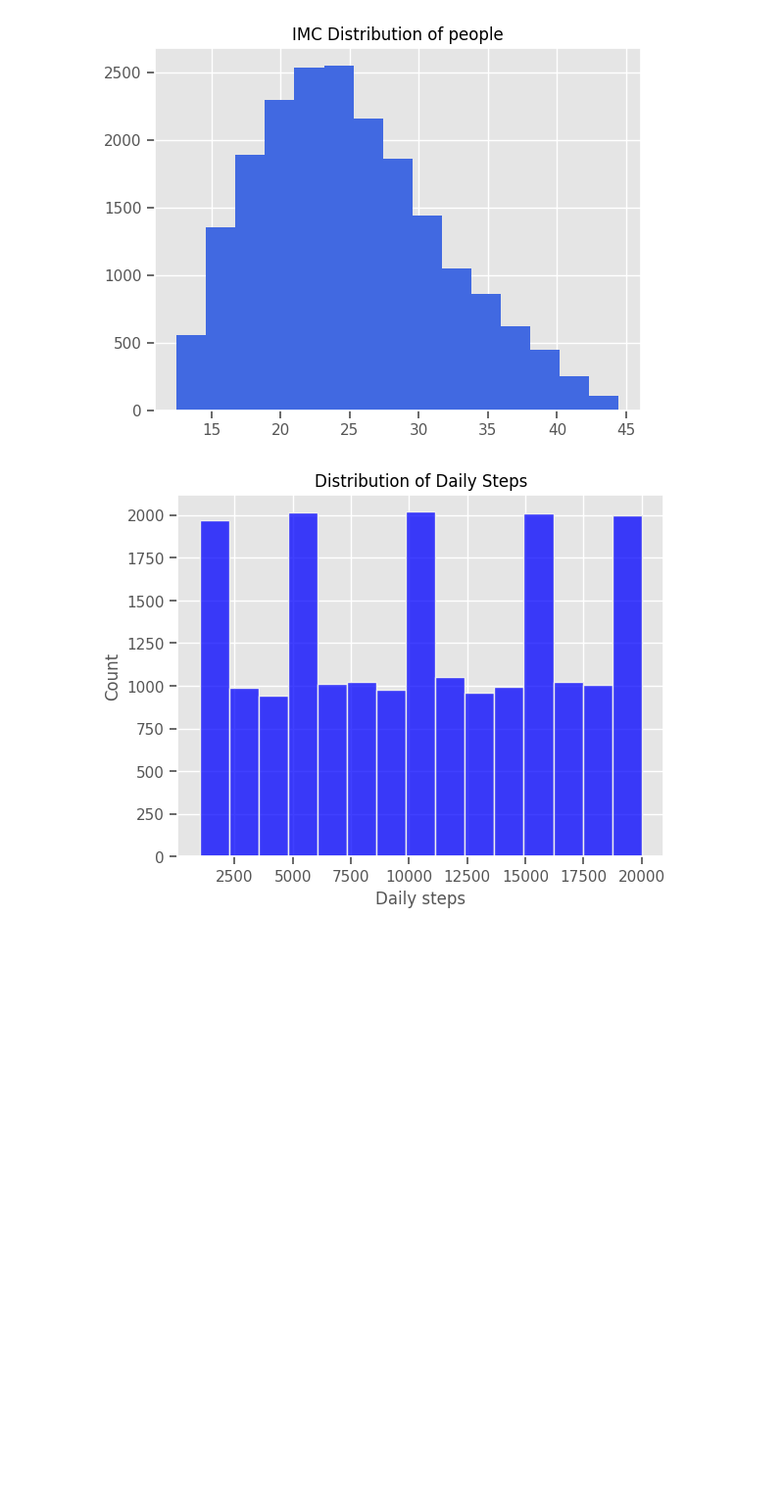
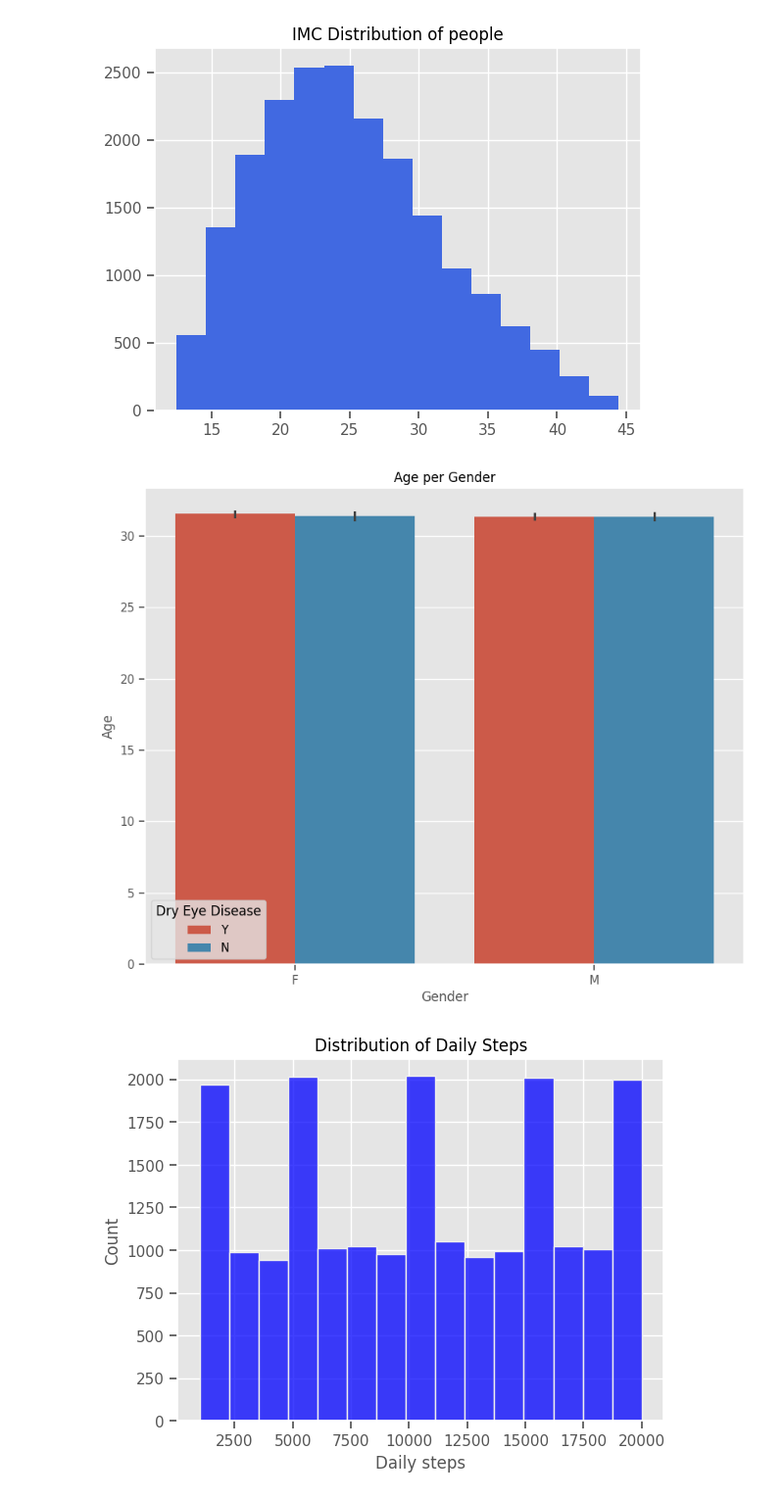
Before and after one commit to Jonkkeyler333/Deteccion_sindrome_ojo_seco, a Jupyter notebook: main.ipynb, the cells around one changed output. Shown at 98% size. Saved outputs shown, nothing was run; the diff lists cells and outputs as text; code cells hidden in the pictures; blank space fills up the shorter version.

```diff
--- a/main.ipynb
+++ b/main.ipynb
@@ -123,6 +123,13 @@ plt.title('IMC Distribution of people')
 plt.show()
 # %% [output]
 [figure]
+# %%
+plt.figure(figsize=(10,8))
+sns.barplot(data=df,x='Gender',y='Age',hue='Dry Eye Disease')
+plt.title('Age per Gender')
+plt.show()
+# %% [output]
+[figure, added]
 # %%
 sns.histplot(df['Daily steps'],bins=bins,color="blue")
 plt.title('Distribution of Daily Steps')
```
Also changed, not shown: parts of 12 cells of this notebook.
